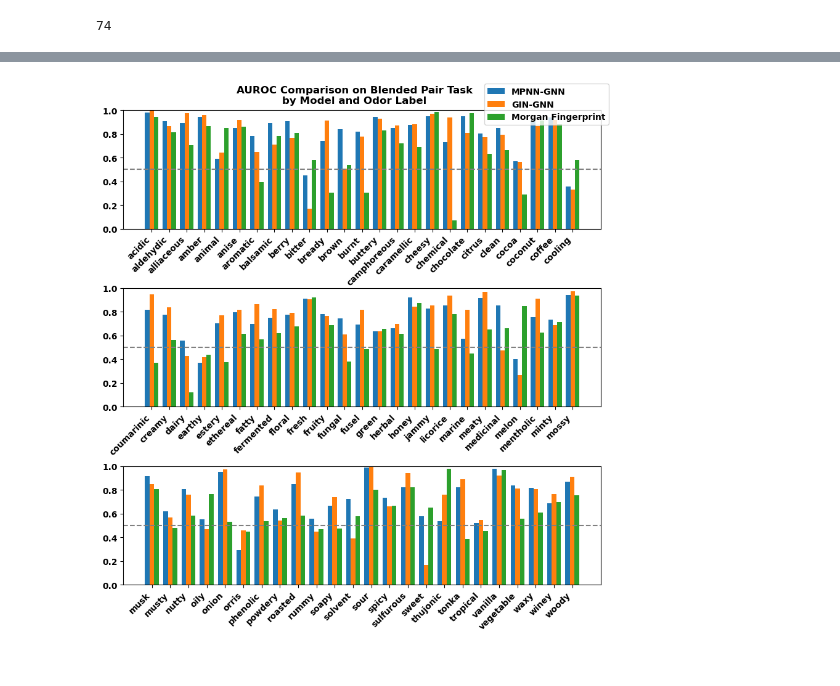
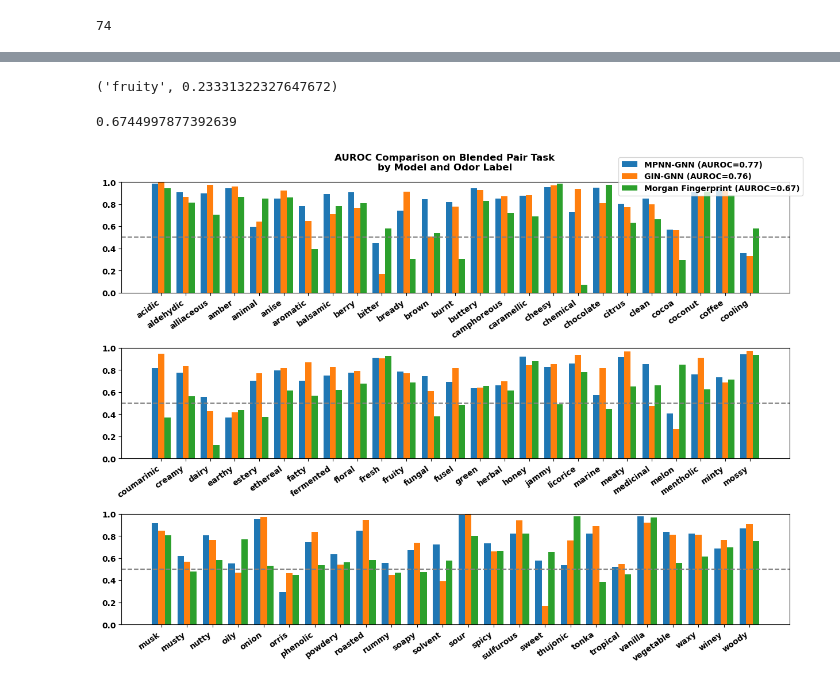
Before and after one commit to odor-pair/odor-pair, a Jupyter notebook: charts/scoring.ipynb, the cells around one changed output, grey strips where cells are left out. Drawn from its saved outputs; the diff is of its cells as text; code cells hidden in the pictures.

```diff
--- a/charts/scoring.ipynb
+++ b/charts/scoring.ipynb
@@ -118,3 +30,8 @@ sorted_df
 len(df.columns)
 # %% [output]
 74
+# %%
+import json
+with open("../dataset/single_fold.json") as f:
+    full_data = json.load(f)
+full_data.keys()
@@ -121,35 +40,55 @@ len(df.columns)
+# %%
+import collections
+notes = collections.Counter()
+for d in full_data["test"]:
+    notes.update(d["blend_notes"])
+notes_frac = {n:(c/sum(notes.values())) for (n,c) in notes.most_common() if n in common_keys}
+next(iter(notes_frac.items()))
+# %% [output]
+('fruity', 0.23331322327647672)
+# %%
+def calc_micro_average(row):
+     return sum(sorted_df.loc[row][col] * weight for col, weight in notes_frac.items())
+calc_micro_average("Morgan Fingerprint")
+# %% [output]
+0.6744997877392639
 # %%
+import matplotlib.pyplot as plt
 import numpy as np
-# COUNT_PER_ROW = 26
-# num_rows = int(len(df.columns)/COUNT_PER_ROW) + 1
-ROWS = 3
-COUNT_PER_ROW = int(np.ceil(len(df.columns)/ROWS))
-fig, axs = utils.standard_fig_ax(x=ROWS)
-fig.subplots_adjust(hspace=0.5)  # Increase vertical spacing
-w = (1 / len(df.index)) - .08
 
 
-column_chunks = [sorted_df.columns[i:i + COUNT_PER_ROW] for i in range(0, len(df.columns), COUNT_PER_ROW)]
-for i, columns in enumerate(column_chunks):
-    for j,m in enumerate(df.index):
-        x_offsets = np.arange(len(columns)) + w * j  # Offsetting each bar by 0.1 per row
-        axs[i].bar(x_offsets, df.loc[m, columns], width=w, align="edge",label=m)
-
-    axs[i].axhline(y=0.5,color='grey',linestyle='dashed')
-    axs[i].tick_params(axis='x', rotation=45)
-    axs[i].set_ylim(0,1)
-    axs[i].set_xticks(ticks=np.arange(len(columns))+w*len(df.index)/2,labels=columns)
-    for label in axs[i].get_xticklabels():
-        label.set_ha('right')  # 'ha' is shorthand for 'horizontalalignment'
+def make_multi_row_performance(fname,aurocs,df,rows,hspace=.5):
+    counter_per_row = int(np.ceil(len(df.columns)/rows))
+    fig, axs = utils.standard_fig_ax(x=rows)
+    fig.subplots_adjust(hspace=hspace)  # Increase vertical spacing
+    w = (1 / len(df.index)) - .08
 
 
-# Get the handles from any axis
-handles, _ = axs[-1].get_legend_handles_labels()
-labels = [f"{model_name}" for i,model_name in enumerate(df.index)]
-legend = plt.figlegend(handles, labels, bbox_to_anchor=(.72,.83,.2,.1))
+    column_chunks = [df.columns[i:i + counter_per_row] for i in range(0, len(df.columns), counter_per_row)]
+    for i, columns in enumerate(column_chunks):
+        for j,m in enumerate(df.index):
+            x_offsets = np.arange(len(columns)) + w * j  # Offsetting each bar by 0.1 per row
+            axs[i].bar(x_offsets, df.loc[m, columns], width=w, align="edge",label=m)
 
-plt.suptitle("AUROC Comparison on Blended Pair Task\nby Model and Odor Label",y=.92)
-utils.save_figures("pairall",fig)
-plt.show()
+        axs[i].axhline(y=0.5,color='grey',linestyle='dashed')
+        axs[i].tick_params(axis='x', rotation=35)
+        axs[i].set_ylim(0,1)
+        axs[i].set_xticks(ticks=np.arange(len(columns))+w*len(df.index)/2,labels=columns)
+        for label in axs[i].get_xticklabels():
+            label.set_ha('right')  # 'ha' is shorthand for 'horizontalalignment'
+
+
+    # Get the handles from any axis
+    handles, _ = axs[-1].get_legend_handles_labels()
+    labels = [f"{m} (AUROC={aurocs[m]:.2f})" for m in df.index]
+    legend = plt.figlegend(handles, labels, bbox_to_anchor=(.72,.83,.2,.1))
+
+    plt.suptitle("AUROC Comparison on Blended Pair Task\nby Model and Odor Label",y=.93)
+    fig.set_size_inches(15,10)
+    utils.save_figures(fname,fig)
+    plt.show()
+
+aurocs = {m:calc_micro_average(m) for m in sorted_df.index}
+make_multi_row_performance("pairall_3rows",aurocs, sorted_df,3)
 # %% [output]
-[figure, old version]
+[figure, new version]
```
Also changed, not shown: parts of 15 cells of this notebook, 29 other files.
